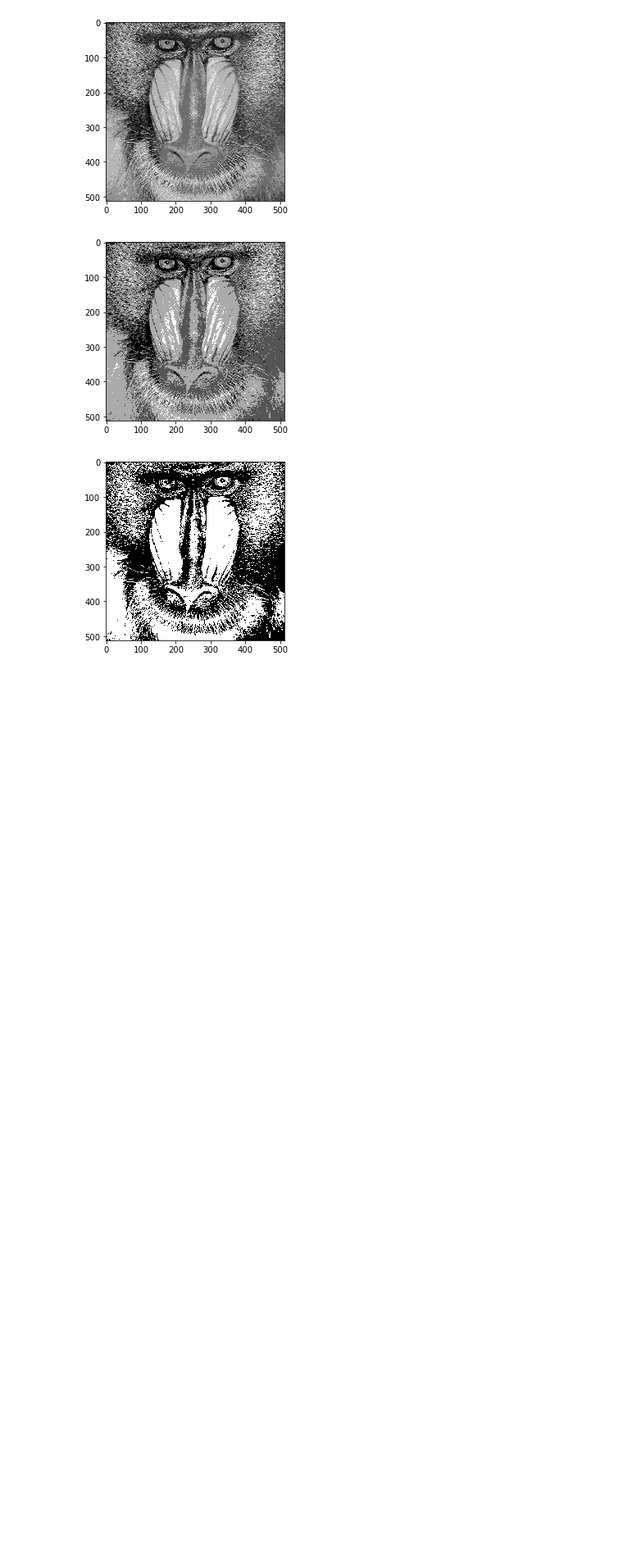
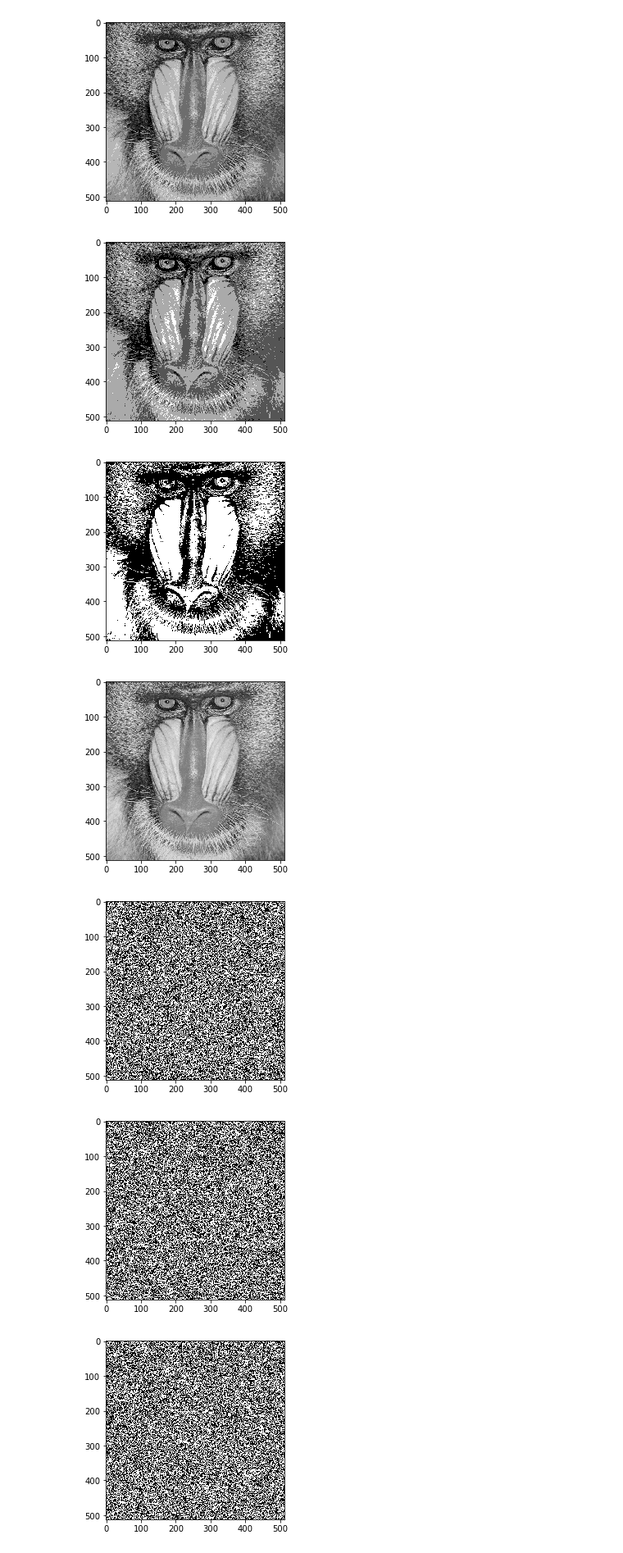
Before and after one commit to natanbcpc/t1-mc920, a Jupyter notebook: t1.ipynb, the cells around one changed output. Shown at 82% size. Drawn from its saved outputs; the diff is of its cells as text; code cells hidden in the pictures; blank space fills up the shorter version.

Commit message:
bit planes

```diff
--- a/t1.ipynb
+++ b/t1.ipynb
@@ -189,3 +189,25 @@ plt.show()
 [figure]
 [figure]
 [figure]
+# %%
+import matplotlib.pyplot as plt
+import numpy as np
+
+img = plt.imread('./images/baboon.png') * 255
+
+def getbitplane(img, plane):
+    bitplane = np.copy(img)
+    for i in range(plane):
+        bitplane = bitplane // 2
+    return bitplane % 2
+
+plt.imshow(img, cmap='gray')
+plt.show()
+for i in range(8):
+    plt.imshow(getbitplane(img, i), cmap='gray')
+    plt.show()
+# %% [output]
+[figure, added]
+[figure, added]
+[figure, added]
+[figure, added]
```
Also changed, not shown: parts of 2 cells of this notebook.
